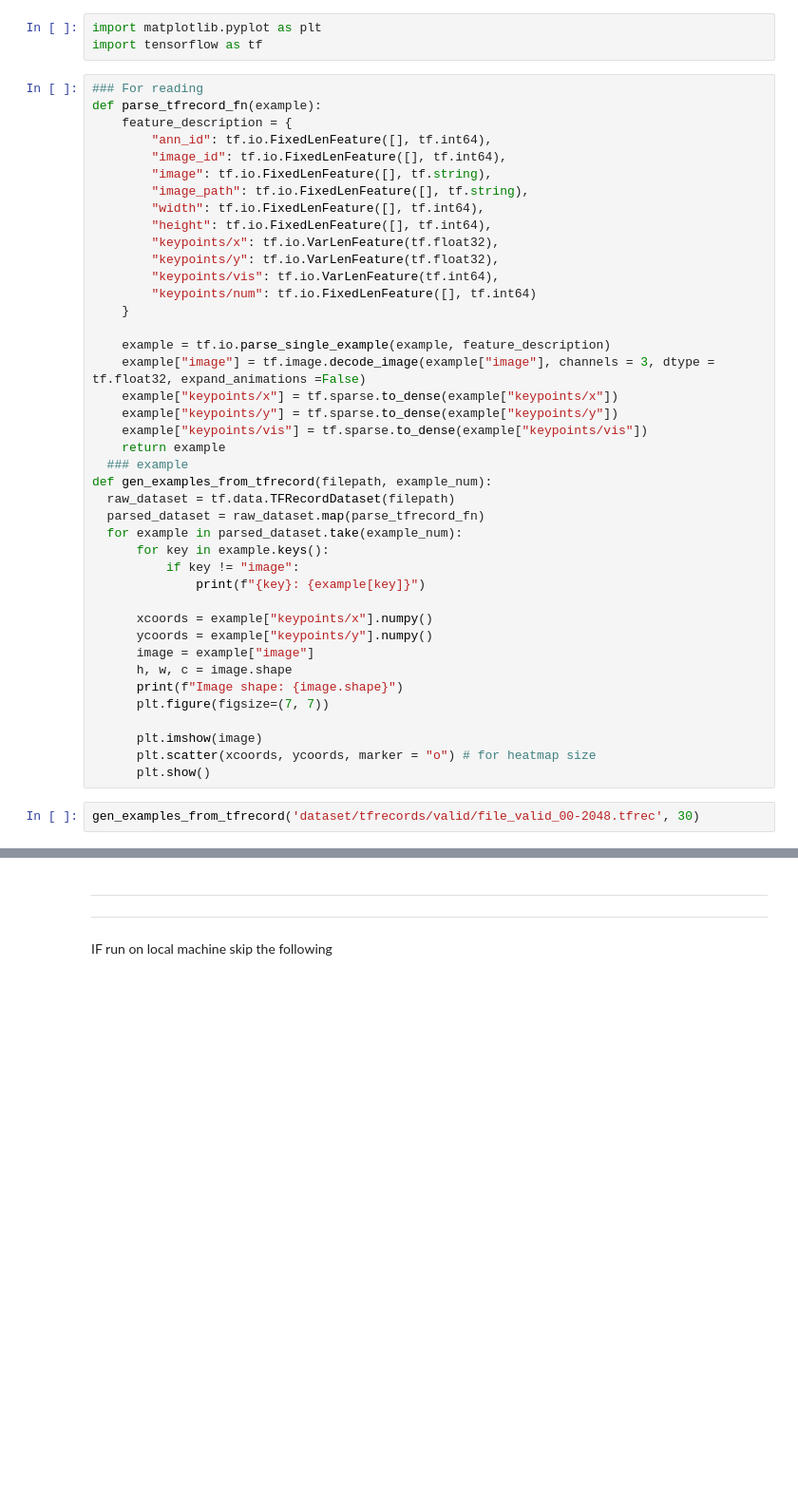
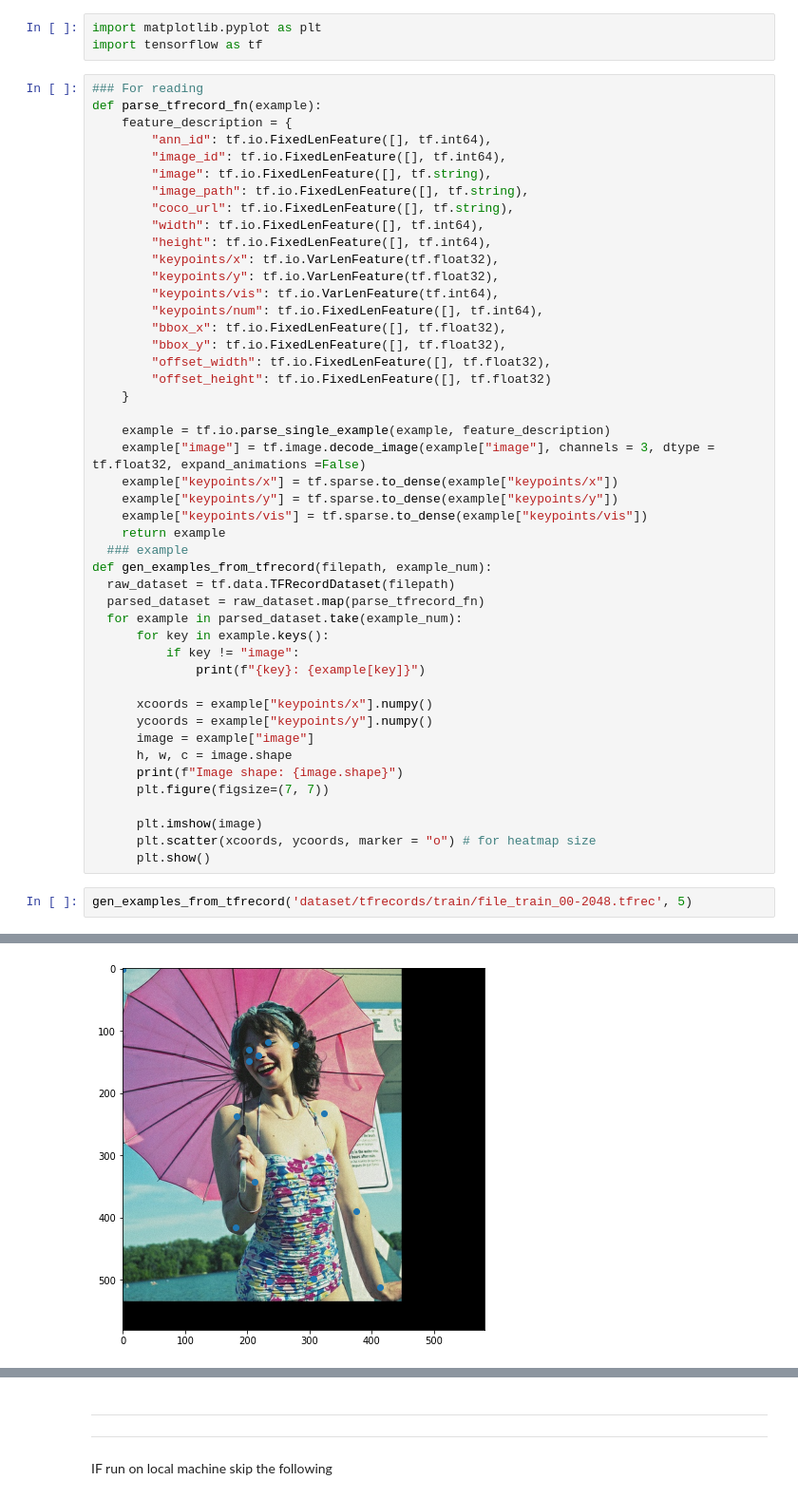
Before and after one commit to MindlessBoid/single-person-pose-estimation, a Jupyter notebook: gen_tfrecords.ipynb, the cells around one changed output, grey strips where cells are left out. Shown at 95% size. Cells and saved outputs as stored; diff of their text form; blank space fills up the shorter version.

```diff
--- a/gen_tfrecords.ipynb
+++ b/gen_tfrecords.ipynb
@@ -77,12 +101,17 @@ def parse_tfrecord_fn(example):
         "image_id": tf.io.FixedLenFeature([], tf.int64),
         "image": tf.io.FixedLenFeature([], tf.string),
         "image_path": tf.io.FixedLenFeature([], tf.string),
+        "coco_url": tf.io.FixedLenFeature([], tf.string),
         "width": tf.io.FixedLenFeature([], tf.int64),
         "height": tf.io.FixedLenFeature([], tf.int64),
         "keypoints/x": tf.io.VarLenFeature(tf.float32),
         "keypoints/y": tf.io.VarLenFeature(tf.float32),
         "keypoints/vis": tf.io.VarLenFeature(tf.int64),
-        "keypoints/num": tf.io.FixedLenFeature([], tf.int64)
+        "keypoints/num": tf.io.FixedLenFeature([], tf.int64),
+        "bbox_x": tf.io.FixedLenFeature([], tf.float32),
+        "bbox_y": tf.io.FixedLenFeature([], tf.float32),
+        "offset_width": tf.io.FixedLenFeature([], tf.float32),
+        "offset_height": tf.io.FixedLenFeature([], tf.float32)
     }
 
     example = tf.io.parse_single_example(example, feature_description)
@@ -111,4 +140,5 @@ def gen_examples_from_tfrecord(filepath, example_num):
       plt.scatter(xcoords, ycoords, marker = "o") # for heatmap size
       plt.show()
 # %%
-gen_examples_from_tfrecord('dataset/tfrecords/valid/file_valid_00-2048.tfrec', 30)
+gen_examples_from_tfrecord('dataset/tfrecords/train/file_train_00-2048.tfrec', 5)
+# %% [output]
@@ -114,0 +164 @@ gen_examples_from_tfrecord('dataset/tfrecords/valid/file_valid_00-2048.tfrec', 3
+[figure, added]
```
Also changed, not shown: parts of 6 cells of this notebook, 11 other files.
